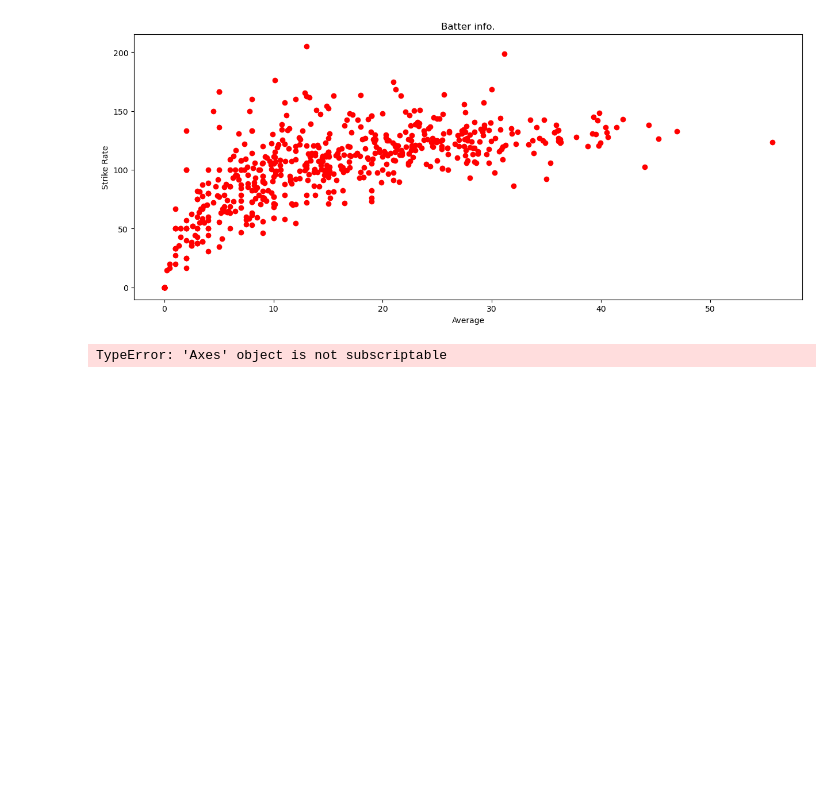
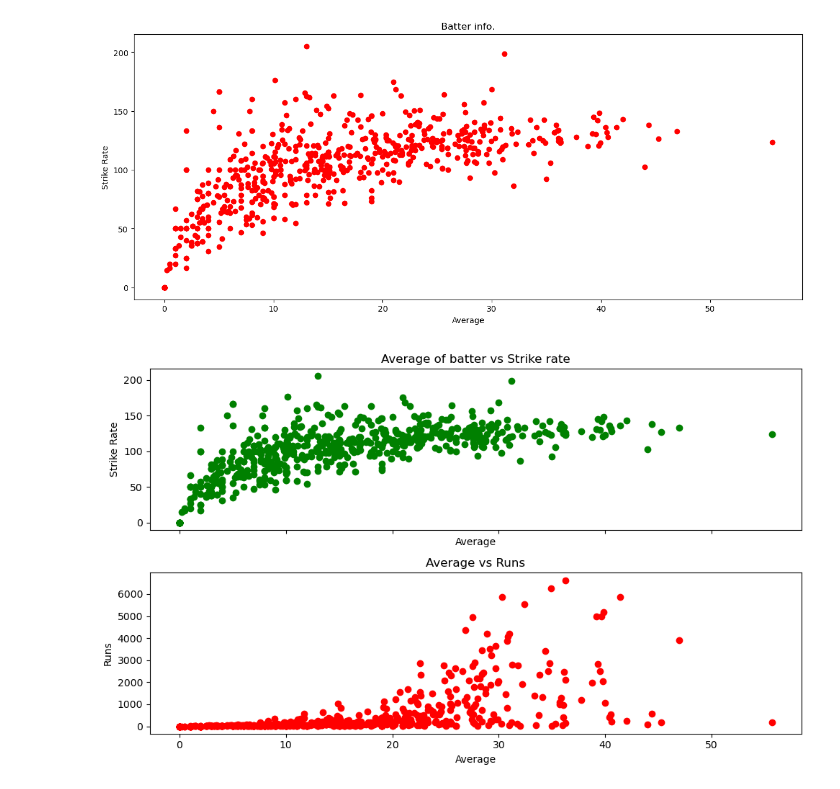
Before and after one commit to Ashishbadal-source/Basics-of-Data-Science-, a Jupyter notebook: Matplotlib/mat_2.ipynb, the cells around one changed output. Drawn from its saved outputs; the diff is of its cells as text; code cells hidden in the pictures; blank space fills up the shorter version.

Commit message:
Matplotlib basics

```diff
--- a/Matplotlib/mat_2.ipynb
+++ b/Matplotlib/mat_2.ipynb
@@ -155,10 +155,19 @@ ax.set_ylabel('Strike Rate')
 Text(0, 0.5, 'Strike Rate')
 [figure]
 # %%
-fig,ax = plt.subplots(nrows=2,ncols=1)
-ax[0].scatter(sample_df['avg'],sample_df['strike_rate'])
-ax[1].scatter(sample_df['avg'],sample_df['runs'])
+import matplotlib.pyplot as plt
+
+fig,ax = plt.subplots(nrows=2,ncols=1,sharex=True,figsize=(10,6))    # sharex remove coorindate of upper graph and only show coordinate of lower graph
+ax[0].scatter(batter['avg'],batter['strike_rate'],color = 'green')
+ax[1].scatter(batter['avg'],batter['runs'],color = 'red')
+ax[0].set_title("Average of batter vs Strike rate")
+ax[0].set_xlabel("Average")
+ax[0].set_ylabel('Strike Rate')
+
+ax[1].set_title("Average vs Runs")
+ax[1].set_xlabel("Average")
+ax[1].set_ylabel("Runs")
 plt.tight_layout()
 plt.show()
 # %% [output]
-TypeError: 'Axes' object is not subscriptable
+[figure, added]
```
Also changed, not shown: parts of 5 cells of this notebook.
